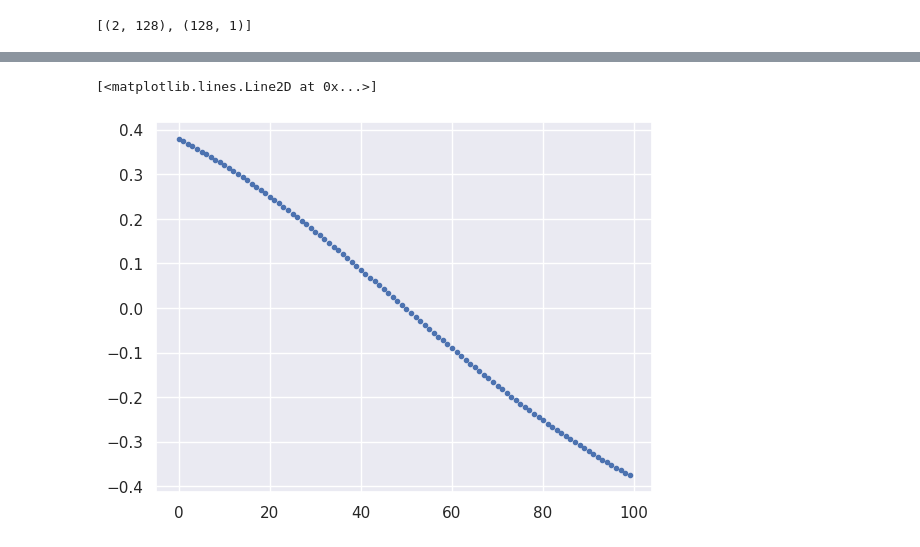
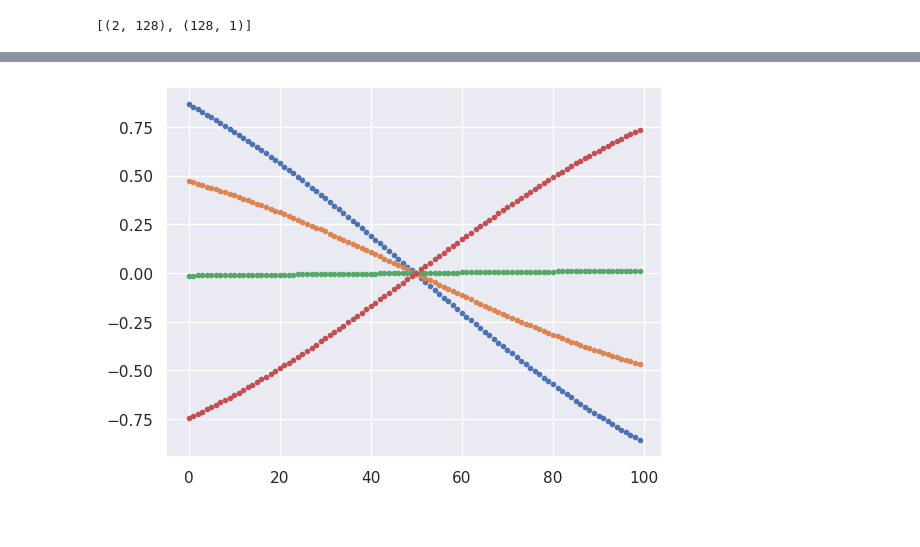
Before and after one commit to FriedChips/dl_basics, a Jupyter notebook: experiments/simple_mlp_arithmetic.ipynb, the cells around one changed output, grey strips where cells are left out. Cells and saved outputs as stored; diff of their text form; code cells hidden in the pictures.

```diff
--- a/experiments/simple_mlp_arithmetic.ipynb
+++ b/experiments/simple_mlp_arithmetic.ipynb
@@ -238,6 +195,8 @@ plt.imshow(y_pred.reshape(100,100))
 [figure]
-# %%
-plt.plot(y_pred.reshape(100,100)[30], ".")
-# %% [output]
-[<matplotlib.lines.Line2D at 0x...>]
-[figure, removed]
+# %%
+plt.plot(y_pred.reshape(100,100)[0], ".");
+plt.plot(y_pred.reshape(100,100)[25], ".");
+plt.plot(y_pred.reshape(100,100)[50], ".");
+plt.plot(y_pred.reshape(100,100)[90], ".");
+# %% [output]
+[figure, added]
```
Also changed, not shown: parts of 12 cells of this notebook, 3 other files.
